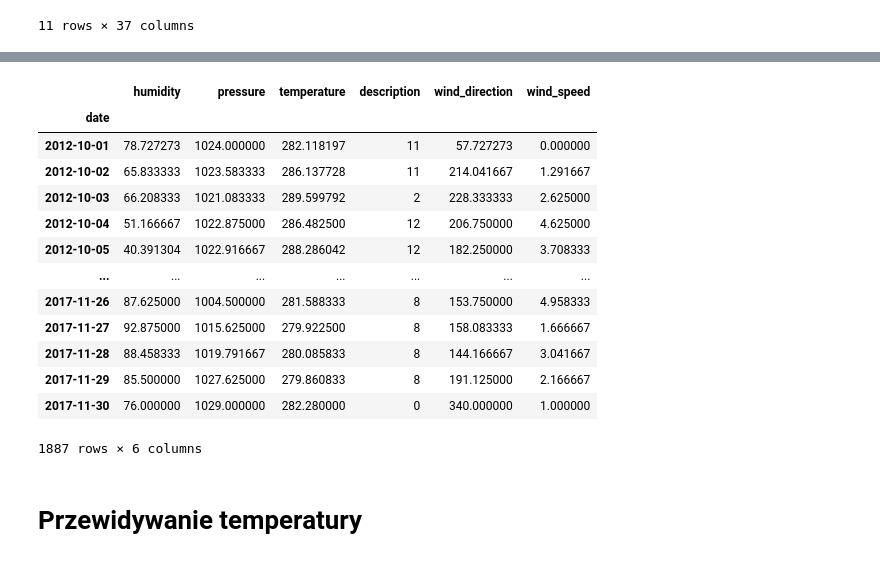
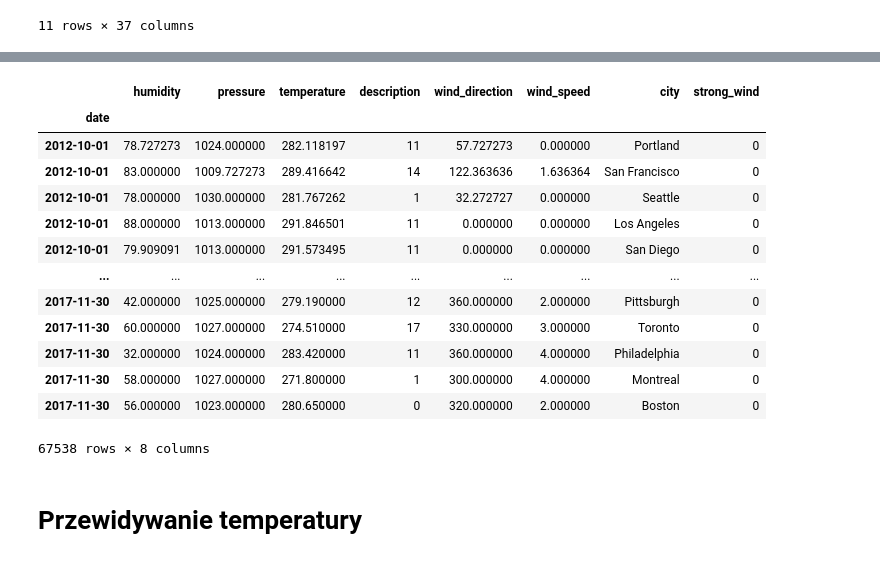
Before and after one commit to Bieslaw/NeuronProject, a Jupyter notebook: Projekt3.ipynb, the cells around one changed output, grey strips where cells are left out. Drawn from its saved outputs; the diff is of its cells as text; code cells hidden in the pictures.

```diff
--- a/Projekt3.ipynb
+++ b/Projekt3.ipynb
@@ -71,19 +95,37 @@ df_Portland  =  create_dataframe_for_city("Portland")
-# %%
-df_Portland
-# %% [output]
-|  | humidity | pressure | temperature | description | wind_direction | wind_speed |
-| date |  |  |  |  |  |  |
-| 2012-10-01 | 78.727273 | 1024.000000 | 282.118197 | 11 | 57.727273 | 0.000000 |
-| 2012-10-02 | 65.833333 | 1023.583333 | 286.137728 | 11 | 214.041667 | 1.291667 |
-| 2012-10-03 | 66.208333 | 1021.083333 | 289.599792 | 2 | 228.333333 | 2.625000 |
-| 2012-10-04 | 51.166667 | 1022.875000 | 286.482500 | 12 | 206.750000 | 4.625000 |
-| 2012-10-05 | 40.391304 | 1022.916667 | 288.286042 | 12 | 182.250000 | 3.708333 |
-| ... | ... | ... | ... | ... | ... | ... |
-| 2017-11-26 | 87.625000 | 1004.500000 | 281.588333 | 8 | 153.750000 | 4.958333 |
-| 2017-11-27 | 92.875000 | 1015.625000 | 279.922500 | 8 | 158.083333 | 1.666667 |
-| 2017-11-28 | 88.458333 | 1019.791667 | 280.085833 | 8 | 144.166667 | 3.041667 |
-| 2017-11-29 | 85.500000 | 1027.625000 | 279.860833 | 8 | 191.125000 | 2.166667 |
-| 2017-11-30 | 76.000000 | 1029.000000 | 282.280000 | 0 | 340.000000 | 1.000000 |
-1887 rows × 6 columns
+# %%
+df_speed_2 = pd.read_csv("wind_speed.csv")
+df_speed_2["date"] = pd.to_datetime(df_speed_2["datetime"]).dt.date
+df_speed_2 = df_speed_2.drop(columns=['datetime'])
+df_speed_2 = df_speed_2.groupby('date').apply(lambda group: (group >= 6).any())
+strong_wind = pd.concat([
+    df_speed_2[city] for city in df_city['City']
+])
+
+def add_city_col(df, city):
+    df['city'] = city
+    return df
+all_cities_df = pd.concat([
+    add_city_col(create_dataframe_for_city(city), city) for city in df_city['City']
+])
+all_cities_df['strong_wind'] = strong_wind
+all_cities_df['strong_wind'] = all_cities_df['strong_wind'].apply(lambda x: 1 if x else 0)
+all_cities_df = all_cities_df.dropna().sort_values('date', kind='stable')
+# %%
+all_cities_df
+# %% [output]
+|  | humidity | pressure | temperature | description | wind_direction | wind_speed | city | strong_wind |
+| date |  |  |  |  |  |  |  |  |
+| 2012-10-01 | 78.727273 | 1024.000000 | 282.118197 | 11 | 57.727273 | 0.000000 | Portland | 0 |
+| 2012-10-01 | 83.000000 | 1009.727273 | 289.416642 | 14 | 122.363636 | 1.636364 | San Francisco | 0 |
+| 2012-10-01 | 78.000000 | 1030.000000 | 281.767262 | 1 | 32.272727 | 0.000000 | Seattle | 0 |
+| 2012-10-01 | 88.000000 | 1013.000000 | 291.846501 | 11 | 0.000000 | 0.000000 | Los Angeles | 0 |
+| 2012-10-01 | 79.909091 | 1013.000000 | 291.573495 | 11 | 0.000000 | 0.000000 | San Diego | 0 |
+| ... | ... | ... | ... | ... | ... | ... | ... | ... |
+| 2017-11-30 | 42.000000 | 1025.000000 | 279.190000 | 12 | 360.000000 | 2.000000 | Pittsburgh | 0 |
+| 2017-11-30 | 60.000000 | 1027.000000 | 274.510000 | 17 | 330.000000 | 3.000000 | Toronto | 0 |
+| 2017-11-30 | 32.000000 | 1024.000000 | 283.420000 | 11 | 360.000000 | 4.000000 | Philadelphia | 0 |
+| 2017-11-30 | 58.000000 | 1027.000000 | 271.800000 | 1 | 300.000000 | 4.000000 | Montreal | 0 |
+| 2017-11-30 | 56.000000 | 1023.000000 | 280.650000 | 0 | 320.000000 | 2.000000 | Boston | 0 |
+67538 rows × 8 columns
 # %% [markdown]
 # Przewidywanie temperatury
```
Also changed, not shown: parts of 18 cells of this notebook, 3 other files.
